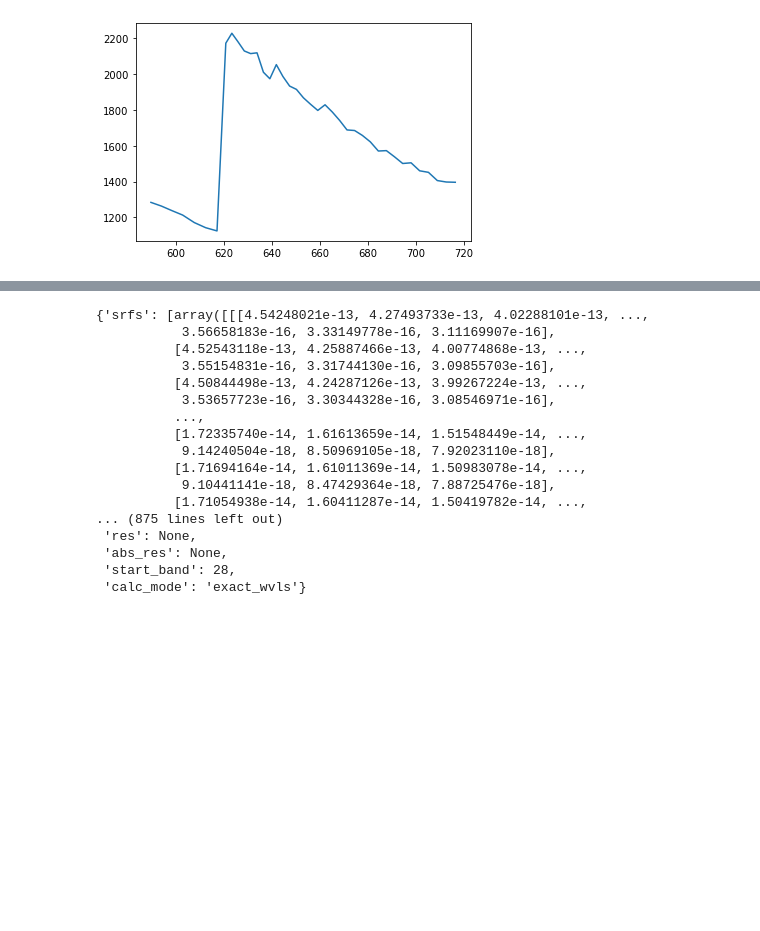
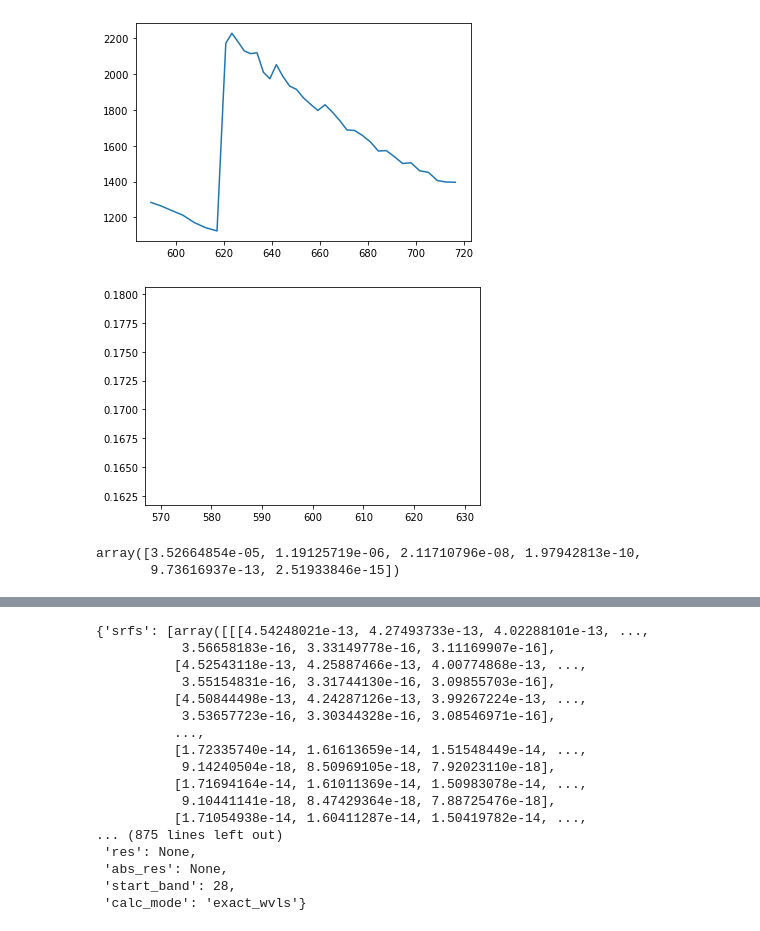
Before and after one commit to ARRRRGH/meteocpy, a Jupyter notebook: notebooks/test.ipynb, the cells around one changed output, grey strips where cells are left out. Drawn from its saved outputs; the diff is of its cells as text; code cells hidden in the pictures; blank space fills up the shorter version.

```diff
--- a/notebooks/test.ipynb
+++ b/notebooks/test.ipynb
@@ -93,6 +93,18 @@ plt.plot(ap.params.binned.cw[ap.model.binned.srf_bands][:, 500], ap.params.binne
 # %% [output]
 [<matplotlib.lines.Line2D at 0x...>]
 [figure]
+# %%
+%matplotlib inline
+_ = plt.plot(np.array(ap.model.binned.wvls[0]).transpose(),
+             np.array(ap.model.binned.srfs[0][:, 500]).transpose())
+# %% [output]
+[figure, added]
+# %%
+ap.model.binned.srfs[0][0, 500]
+ap.model.binned.srfs[1][0, 500]
+# %% [output]
+array([3.52664854e-05, 1.19125719e-06, 2.11710796e-08, 1.97942813e-10,
+       9.73616937e-13, 2.51933846e-15])
 # %%
 res, illu_bands = ap.forward(inp_spectrum=np.array([1e6, 1e6,1e6, 1e5, 1e6, 1e6, 1e4]).reshape(1, 1, -1),
                              inp_wvlens=np.arange(600, 607, 1).reshape(1, -1), pad=False, part_covered=True,
```
Also changed, not shown: parts of 1 cell of this notebook.
